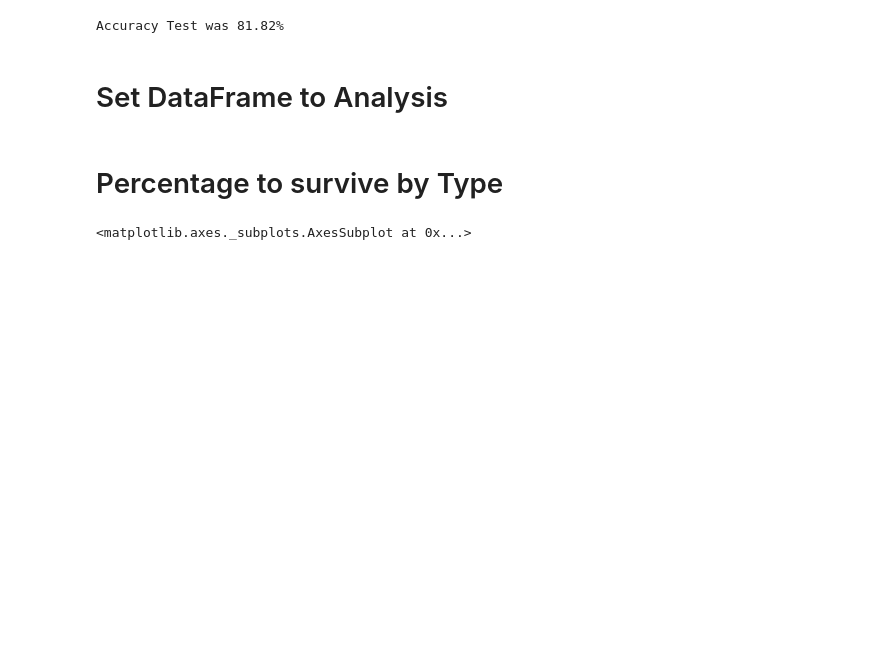
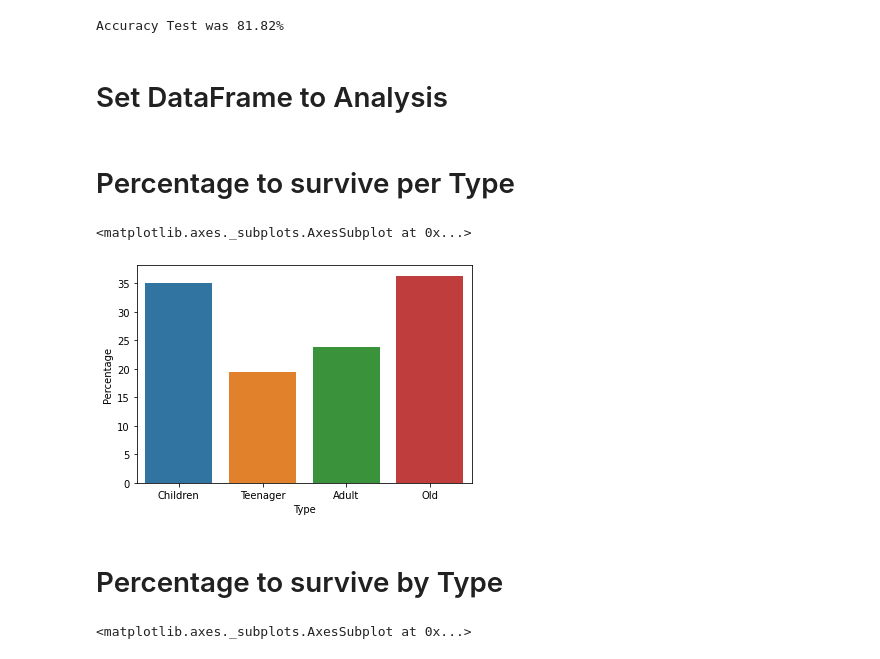
Before and after one commit to Hir4/ml-titanic, a Jupyter notebook: titanic.ipynb, the cells around one changed output. Cells and saved outputs as stored; diff of their text form; code cells hidden in the pictures; blank space fills up the shorter version.

```diff
--- a/titanic.ipynb
+++ b/titanic.ipynb
@@ -108,3 +108,5 @@ change_class = {
 df_titanic_results["Survived"] = df_titanic_results["Survived"].map(change_survived)
 df_titanic_results["Sex"] = df_titanic_results["Sex"].map(change_sex)
 df_titanic_results["Pclass"] = df_titanic_results["Pclass"].map(change_class)
+# %% [markdown]
+# Percentage to survive per Type
@@ -111,2 +138,7 @@ df_titanic_results["Pclass"] = df_titanic_results["Pclass"].map(change_class)
+# %%
+sns.barplot(data=df_percentual_to_survive_per_type, x="Type", y="Percentage")
+# %% [output]
+<matplotlib.axes._subplots.AxesSubplot at 0x...>
+[figure, added]
 # %% [markdown]
 # Percentage to survive by Type
```
Also changed, not shown: parts of 5 cells of this notebook.
